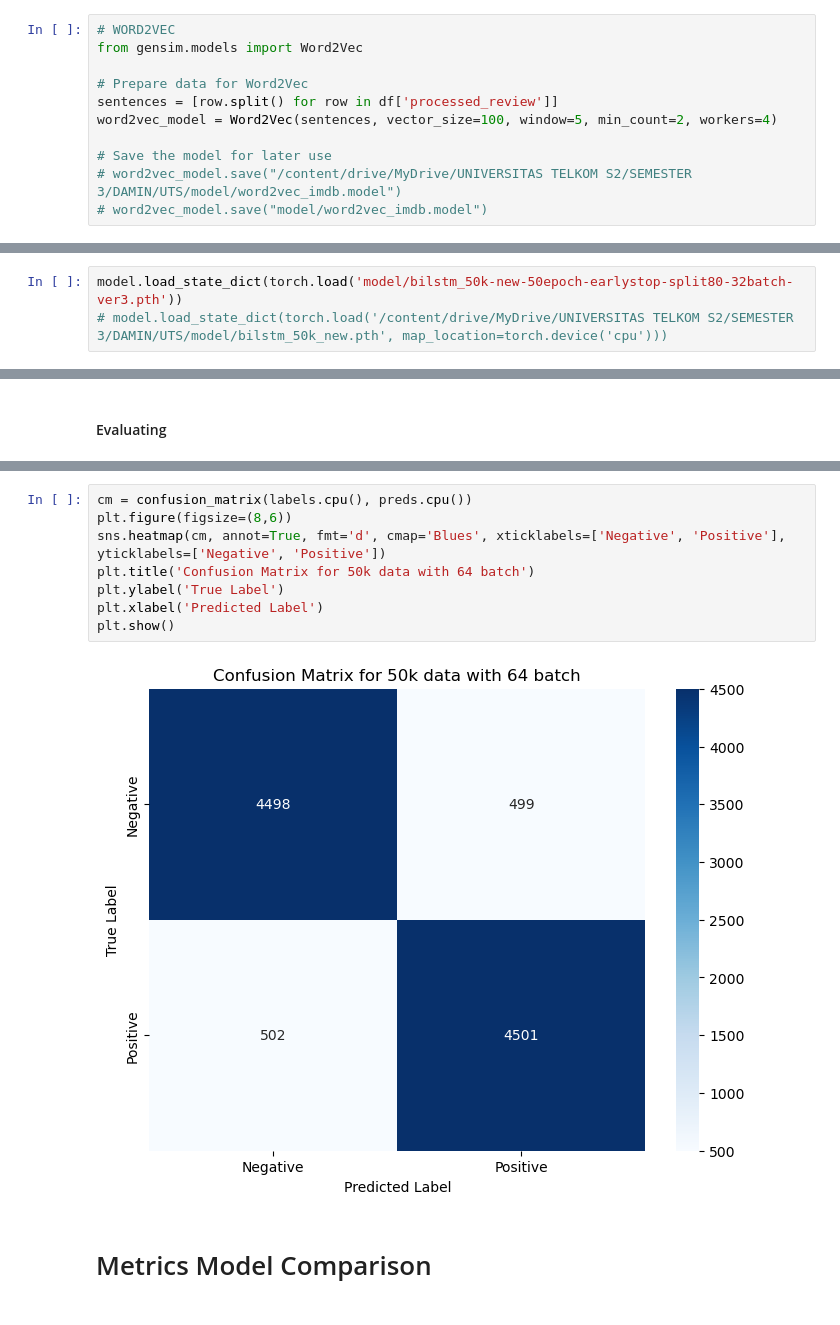
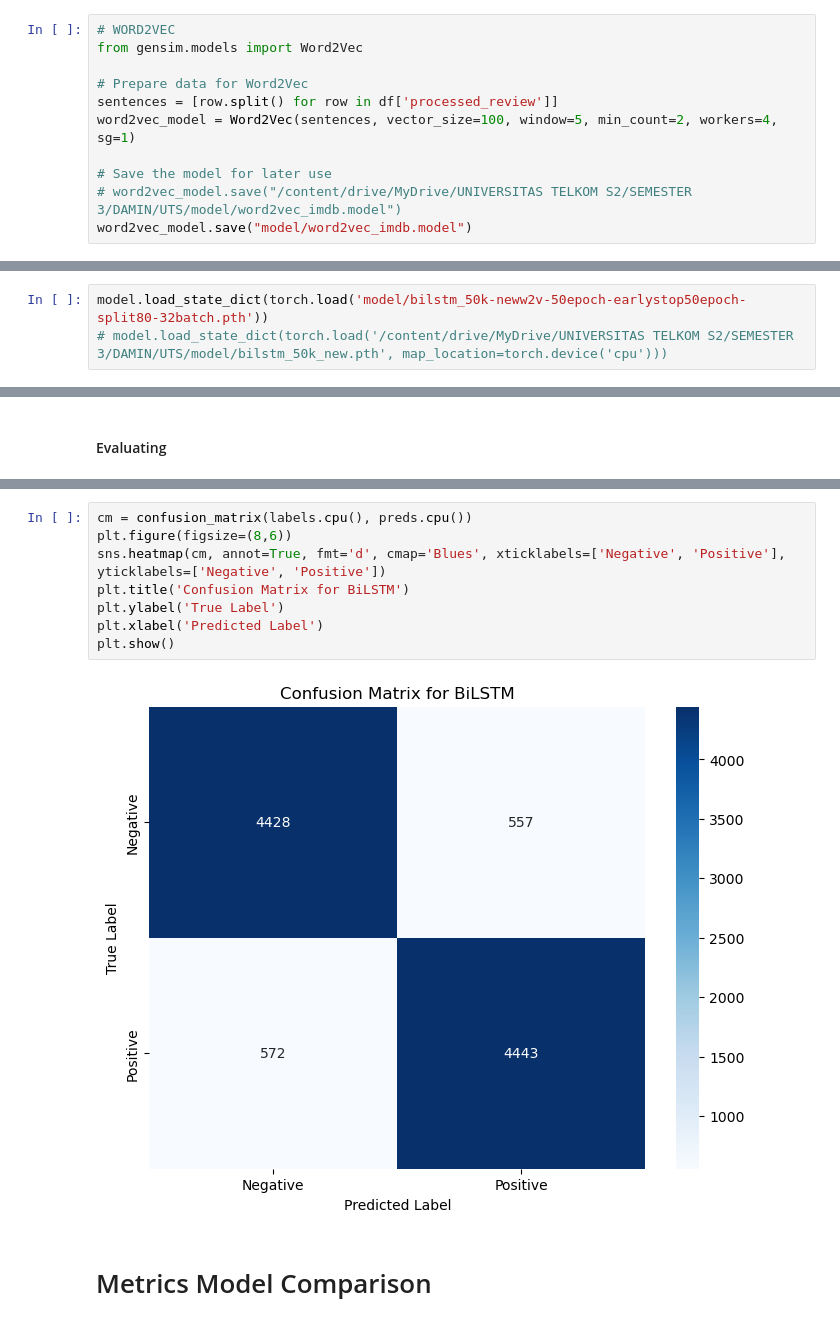
Before and after one commit to rizkyyusfian/SentimentAnalysis-50kIMDBMovieReviews, a Jupyter notebook: movie.ipynb, the cells around one changed output, grey strips where cells are left out. Cells and saved outputs as stored; diff of their text form.

```diff
--- a/movie.ipynb
+++ b/movie.ipynb
@@ -269,11 +269,11 @@ from gensim.models import Word2Vec
 
 # Prepare data for Word2Vec
 sentences = [row.split() for row in df['processed_review']]
-word2vec_model = Word2Vec(sentences, vector_size=100, window=5, min_count=2, workers=4)
+word2vec_model = Word2Vec(sentences, vector_size=100, window=5, min_count=2, workers=4, sg=1)
 
 # Save the model for later use
 # word2vec_model.save("/content/drive/MyDrive/UNIVERSITAS TELKOM S2/SEMESTER 3/DAMIN/UTS/model/word2vec_imdb.model")
-# word2vec_model.save("model/word2vec_imdb.model")
+word2vec_model.save("model/word2vec_imdb.model")
 # %%
 # TF-IDF
 # Vectorization of the text data
@@ -1320,7 +1334,7 @@ Metrics saved successfully.
 # %% [markdown]
 #### Load Models & Metrics
 # %%
-model.load_state_dict(torch.load('model/bilstm_50k-new-50epoch-earlystop-split80-32batch-ver3.pth'))
+model.load_state_dict(torch.load('model/bilstm_50k-neww2v-50epoch-earlystop50epoch-split80-32batch.pth'))
 # model.load_state_dict(torch.load('/content/drive/MyDrive/UNIVERSITAS TELKOM S2/SEMESTER 3/DAMIN/UTS/model/bilstm_50k_new.pth', map_location=torch.device('cpu')))
 # %% [output]
 <All keys matched successfully>
@@ -1379,13 +1404,13 @@ plt.show()
 # %%
 cm = confusion_matrix(labels.cpu(), preds.cpu())
 plt.figure(figsize=(8,6))
 sns.heatmap(cm, annot=True, fmt='d', cmap='Blues', xticklabels=['Negative', 'Positive'], yticklabels=['Negative', 'Positive'])
-plt.title('Confusion Matrix for 50k data with 64 batch')
+plt.title('Confusion Matrix for BiLSTM')
 plt.ylabel('True Label')
 plt.xlabel('Predicted Label')
 plt.show()
 # %% [output]
-[figure, old version]
+[figure, new version]
 # %% [markdown]
 # Metrics Model Comparison
 # %% [markdown]
```
Also changed, not shown: parts of 39 cells of this notebook, 20 other files.
